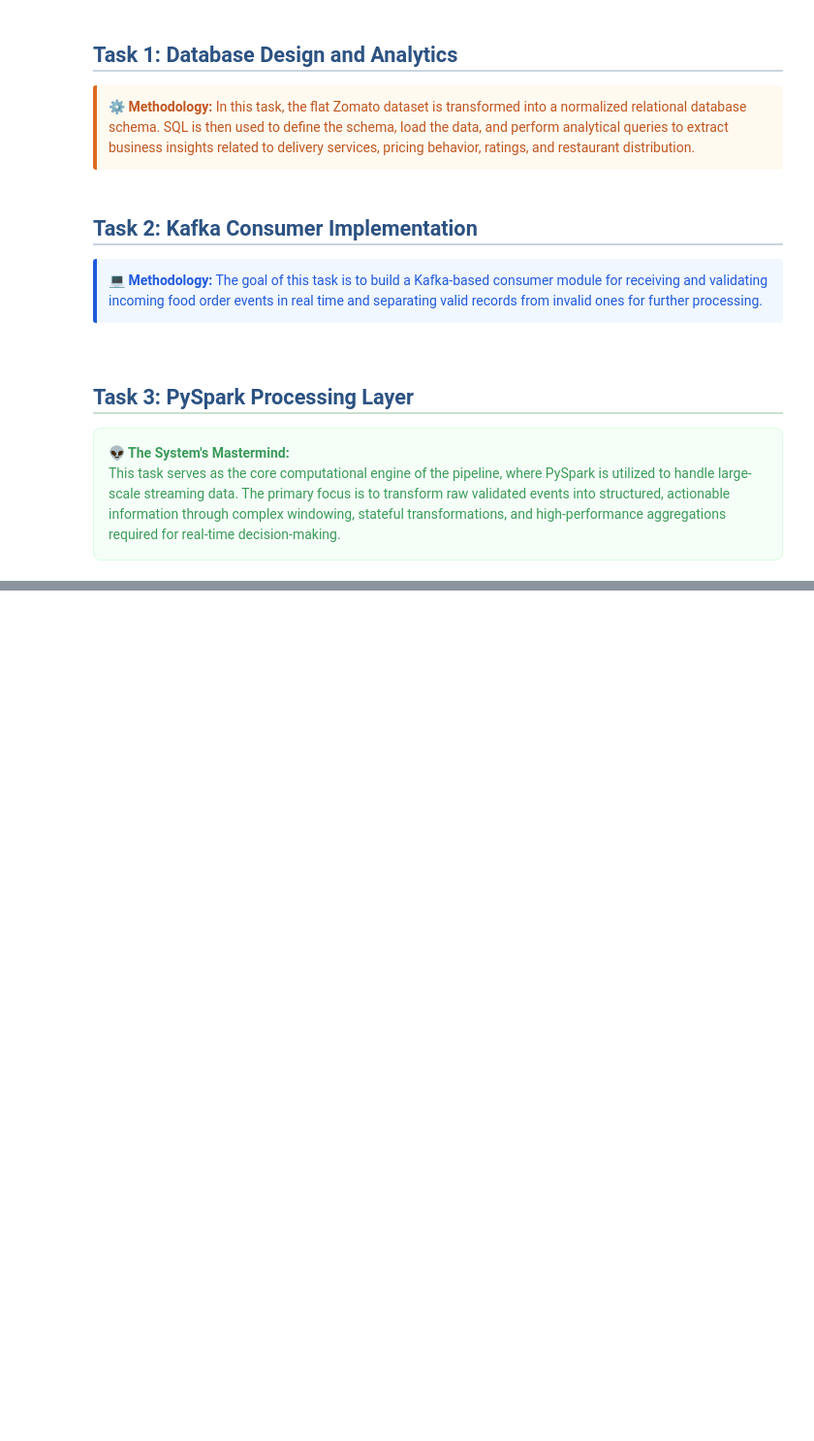
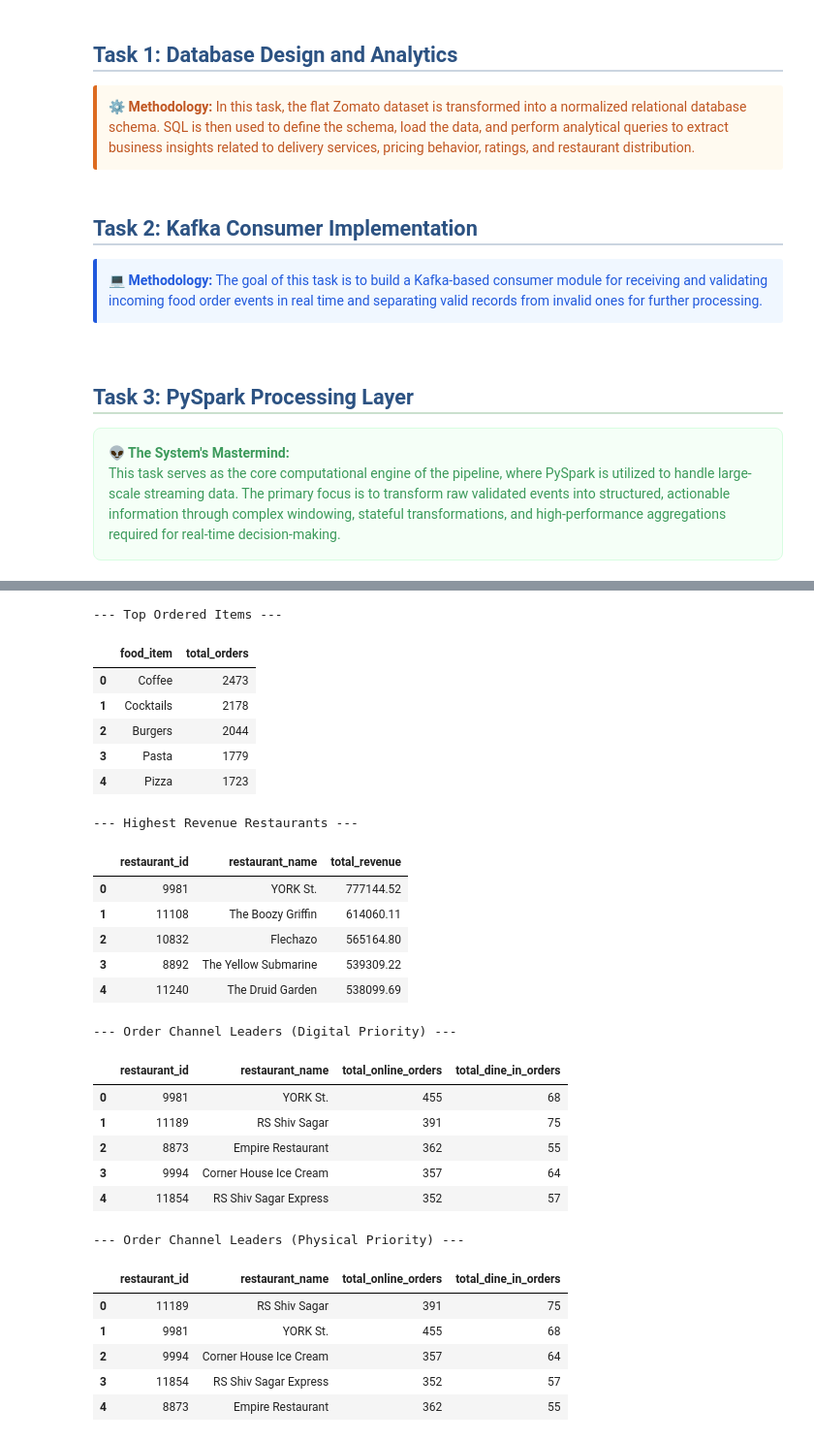
Before and after one commit to Parsa-Saeednia/UT-DataScience-Spring2026, a Jupyter notebook: Assignments/CA2/implementation.ipynb, the cells around one changed output, grey strips where cells are left out. Shown at 97% size. Saved outputs shown, nothing was run; the diff lists cells and outputs as text; code cells hidden in the pictures; blank space fills up the shorter version.

```diff
--- a/Assignments/CA2/implementation.ipynb
+++ b/Assignments/CA2/implementation.ipynb
@@ -44,0 +134,69 @@ This notebook contains the programmatic implementation for Assignment 2. It focu
+# %%
+def analyze_top_ordered_items(df: DataFrame) -> DataFrame:
+    return df.select(explode(col("items")).alias("item")) \
+             .select(col("item.food_item").alias("food_item")) \
+             .groupBy("food_item") \
+             .agg(count("*").alias("total_orders")) \
+             .orderBy(desc("total_orders"))
+
+def analyze_highest_revenue_restaurants(df: DataFrame) -> DataFrame:
+    return df.groupBy("restaurant_id", "restaurant_name") \
+             .agg(sum("order_price").alias("total_revenue")) \
+             .orderBy(desc("total_revenue"))
+
+def analyze_order_channels(df: DataFrame, priority: str = "online") -> DataFrame:
+    aggregated_df = df.groupBy("restaurant_id", "restaurant_name") \
+                      .agg(
+                          sum(col("request_online").cast("int")).alias("total_online_orders"),
+                          sum(col("request_table").cast("int")).alias("total_dine_in_orders")
+                      )
+
+    if priority == "online":
+        return aggregated_df.orderBy(desc("total_online_orders"), desc("total_dine_in_orders"))
+    else:
+        return aggregated_df.orderBy(desc("total_dine_in_orders"), desc("total_online_orders"))
+
+print("--- Top Ordered Items ---")
+top_items_df = analyze_top_ordered_items(historical_df)
+display(top_items_df.limit(5).toPandas())
+
+print("--- Highest Revenue Restaurants ---")
+top_restaurants_df = analyze_highest_revenue_restaurants(historical_df)
+display(top_restaurants_df.limit(5).toPandas())
+
+print("--- Order Channel Leaders (Digital Priority) ---")
+order_channels_digital_df = analyze_order_channels(historical_df, priority="online")
+display(order_channels_digital_df.limit(5).toPandas())
+
+print("--- Order Channel Leaders (Physical Priority) ---")
+order_channels_physical_df = analyze_order_channels(historical_df, priority="physical")
+display(order_channels_physical_df.limit(5).toPandas())
+# %% [output]
+--- Top Ordered Items ---
+|  | food_item | total_orders |
+| 0 | Coffee | 2473 |
+| 1 | Cocktails | 2178 |
+| 2 | Burgers | 2044 |
+| 3 | Pasta | 1779 |
+| 4 | Pizza | 1723 |
+--- Highest Revenue Restaurants ---
+|  | restaurant_id | restaurant_name | total_revenue |
+| 0 | 9981 | YORK St. | 777144.52 |
+| 1 | 11108 | The Boozy Griffin | 614060.11 |
+| 2 | 10832 | Flechazo | 565164.80 |
+| 3 | 8892 | The Yellow Submarine | 539309.22 |
+| 4 | 11240 | The Druid Garden | 538099.69 |
+--- Order Channel Leaders (Digital Priority) ---
+|  | restaurant_id | restaurant_name | total_online_orders | total_dine_in_orders |
+| 0 | 9981 | YORK St. | 455 | 68 |
+| 1 | 11189 | RS Shiv Sagar | 391 | 75 |
+| 2 | 8873 | Empire Restaurant | 362 | 55 |
+| 3 | 9994 | Corner House Ice Cream | 357 | 64 |
+| 4 | 11854 | RS Shiv Sagar Express | 352 | 57 |
+--- Order Channel Leaders (Physical Priority) ---
+|  | restaurant_id | restaurant_name | total_online_orders | total_dine_in_orders |
+| 0 | 11189 | RS Shiv Sagar | 391 | 75 |
+| 1 | 9981 | YORK St. | 455 | 68 |
+| 2 | 9994 | Corner House Ice Cream | 357 | 64 |
+| 3 | 11854 | RS Shiv Sagar Express | 352 | 57 |
+| 4 | 8873 | Empire Restaurant | 362 | 55 |
```
Also changed, not shown: parts of 25 cells of this notebook.
